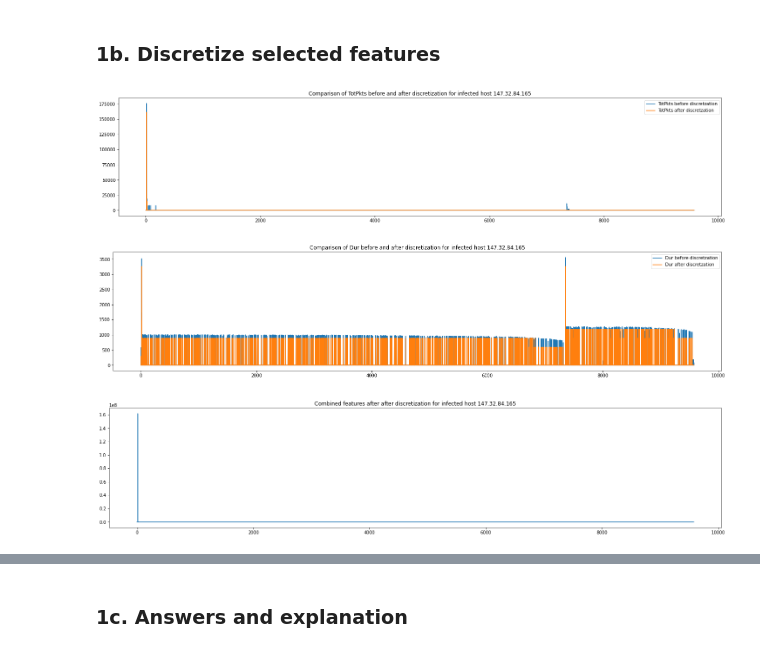
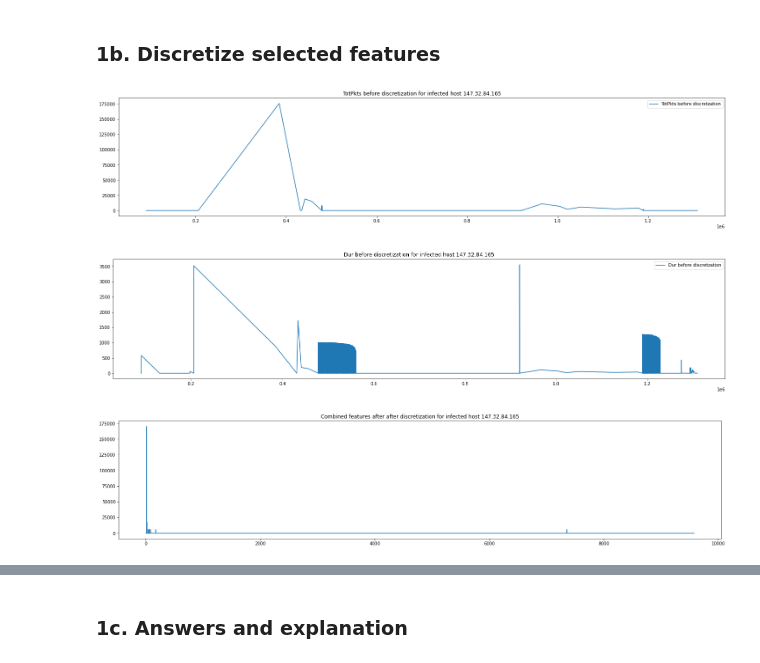
Before and after one commit to kponichtera/cs4035-cda, a Jupyter notebook: lab3/lab3.ipynb, the cells around one changed output, grey strips where cells are left out. Drawn from its saved outputs; the diff is of its cells as text; code cells hidden in the pictures.

```diff
--- a/lab3/lab3.ipynb
+++ b/lab3/lab3.ipynb
@@ -161,37 +161,31 @@ def discretize(discretizer, feature_array):
 # %%
 # Ignoring the FutureWarning which is internally thrown by NearestNeighbors
 #warnings.simplefilter(action='ignore', category=UserWarning)
 # choose a host
-
+from sklearn.decomposition import PCA
 host = '147.32.84.165'
 df_host = df[df['SrcAddr'] == host]
-features_combined = np.zeros(len(df_host[[features[0]]]))
 
 for i in range(len(features)):
-    discretizer = KBinsDiscretizer(n_bins=12, strategy='uniform', encode='ordinal')
-    df_feature = df_host[[features[i]]].to_numpy()
-    discretizer.fit(df_feature)
-    feature_discretized = discretize(discretizer, df_feature)
-    if i == 0:
-        features_combined = list(map(str, feature_discretized))
-    else:
-        temp = list(map(str, feature_discretized))
-        for j in range(len(features_combined)):
-            features_combined[j] += temp[j]
     _, ax = plt.subplots(1, 1, figsize=(25, 5))
-    ax.plot(df_feature)
-    ax.plot(feature_discretized)
-    ax.legend(labels=[f'{features[i]} before discretzation', f'{features[i]} after discretzation'], loc='upper right')
-    ax.set_title(f'Comparison of {features[i]} before and after discretization for infected host 147.32.84.165')
+    ax.plot(df_host[features[i]])
+    ax.legend(labels=[f'{features[i]} before discretzation'], loc='upper right')
+    ax.set_title(f'{features[i]} before discretization for infected host 147.32.84.165')
     plt.show()
 
-features_combined = np.asarray(list(map(int, features_combined)))
+features_combined = df_host[features].copy()
+pca = PCA(n_components=1, random_state=0)
+features_reduced = pca.fit_transform(features_combined)
+discretizer = KBinsDiscretizer(n_bins=30, strategy='uniform', encode='ordinal')
+discretizer.fit(features_reduced)
+feature_discretized = discretize(discretizer, features_reduced)
+
 _, ax = plt.subplots(1, 1, figsize=(25, 5))
 #ax.set_ylim([None, 20])
-ax.plot(features_combined)
+ax.plot(feature_discretized)
 ax.set_title(f'Combined features after after discretization for infected host 147.32.84.165')
 plt.show()
 # %% [output]
-[figure, old version]
+[figure, new version]
-[figure, old version]
+[figure, new version]
-[figure, old version]
+[figure, new version]
```
Also changed, not shown: parts of 2 cells of this notebook.
